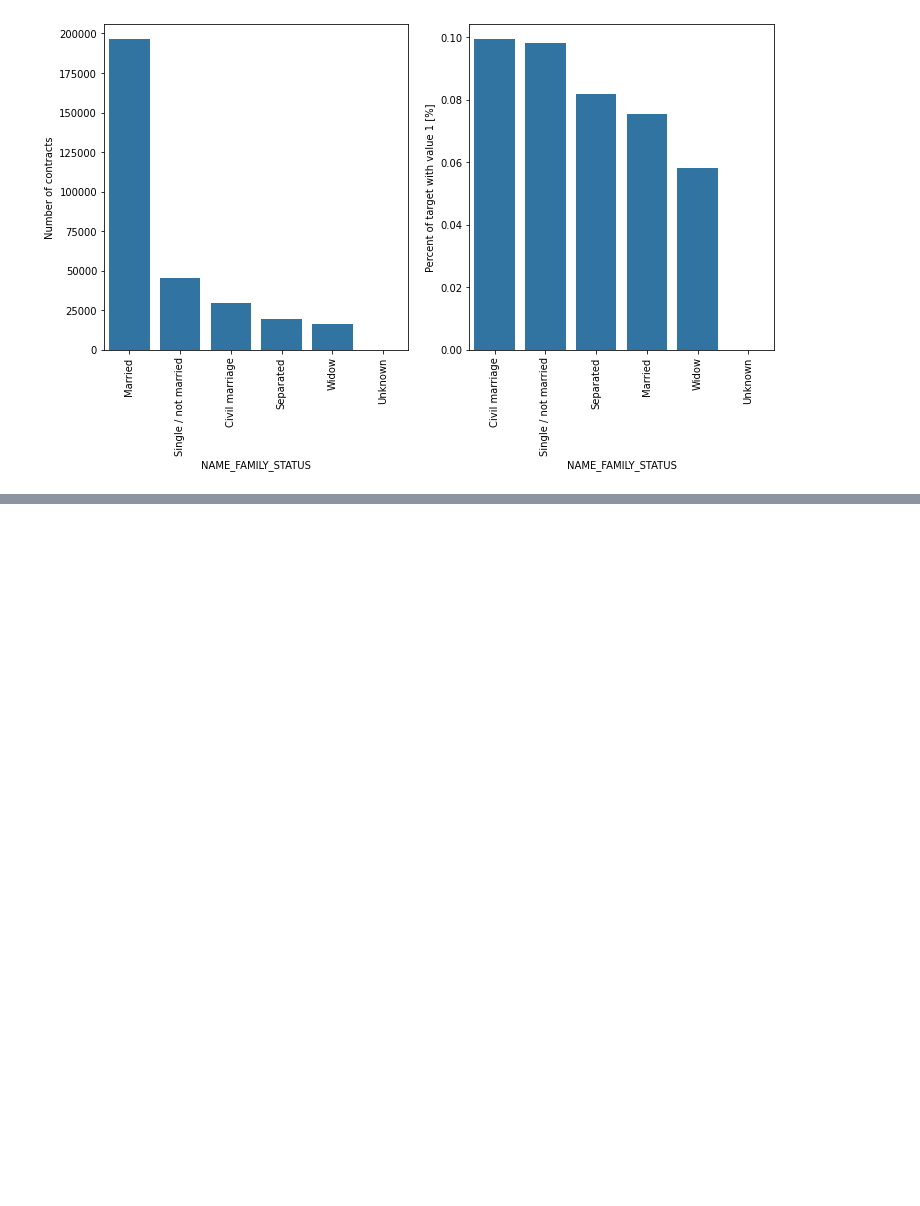
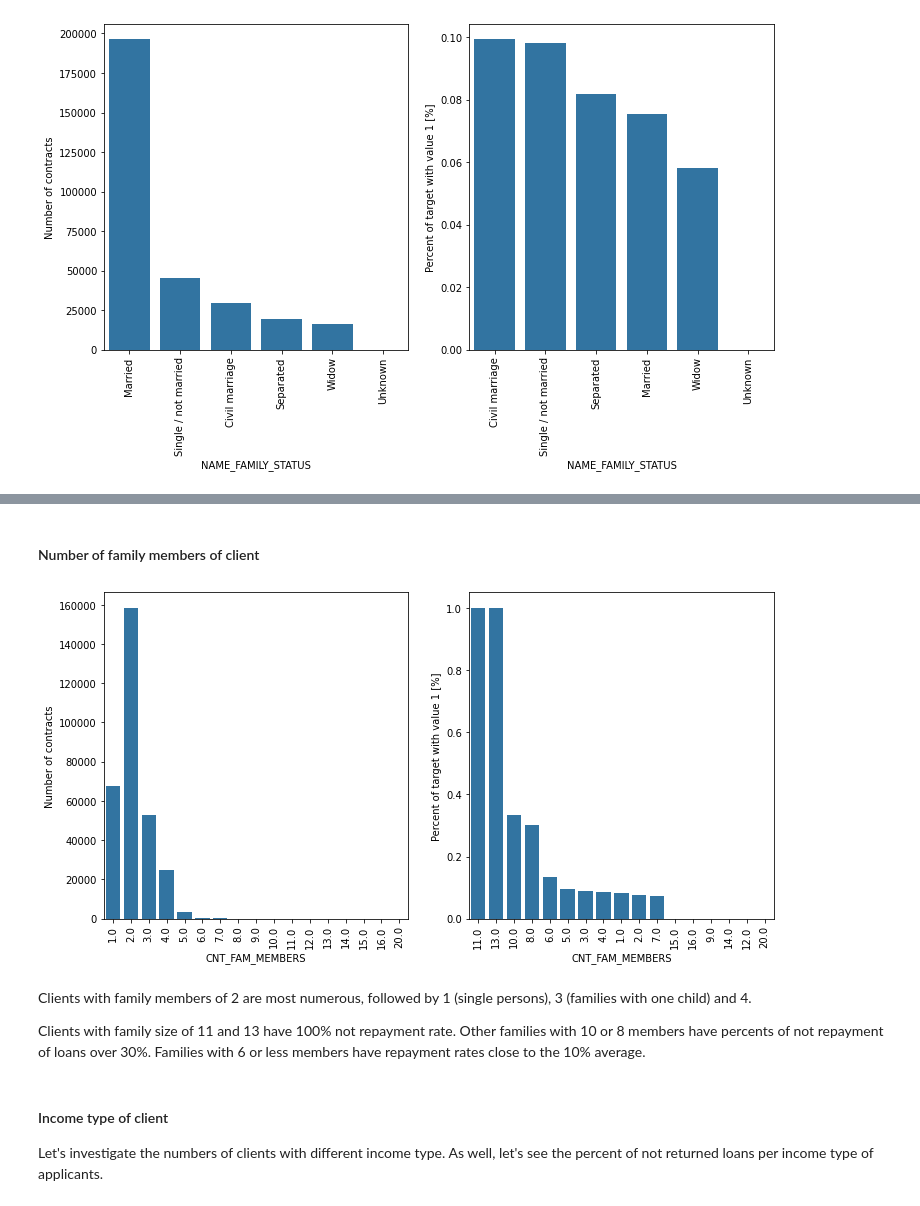
Before and after one commit to mhs10031990/Hands_on, a Jupyter notebook: CRA_Data_Visualization.ipynb, the cells around one changed output, grey strips where cells are left out. Drawn from its saved outputs; the diff is of its cells as text; code cells hidden in the pictures; blank space fills up the shorter version.

```diff
--- a/CRA_Data_Visualization.ipynb
+++ b/CRA_Data_Visualization.ipynb
@@ -187,0 +188,13 @@ As for clients with 9 or 11 children, the percent of loans not repaid is 100%.
+# %% [markdown]
+#### Number of family members of client
+# %%
+plot_stats('CNT_FAM_MEMBERS',True)
+# %% [output]
+[figure, added]
+# %% [markdown]
+Clients with family members of 2 are most numerous, followed by 1 (single persons), 3 (families with one child) and 4.
+
+Clients with family size of 11 and 13 have 100% not repayment rate. Other families with 10 or 8 members have percents of not repayment of loans over 30%. Families with 6 or less members have repayment rates close to the 10% average.
+# %% [markdown]
+#### Income type of client
+Let's investigate the numbers of clients with different income type. As well, let's see the percent of not returned loans per income type of applicants.
```
Also changed, not shown: parts of 26 cells of this notebook.
